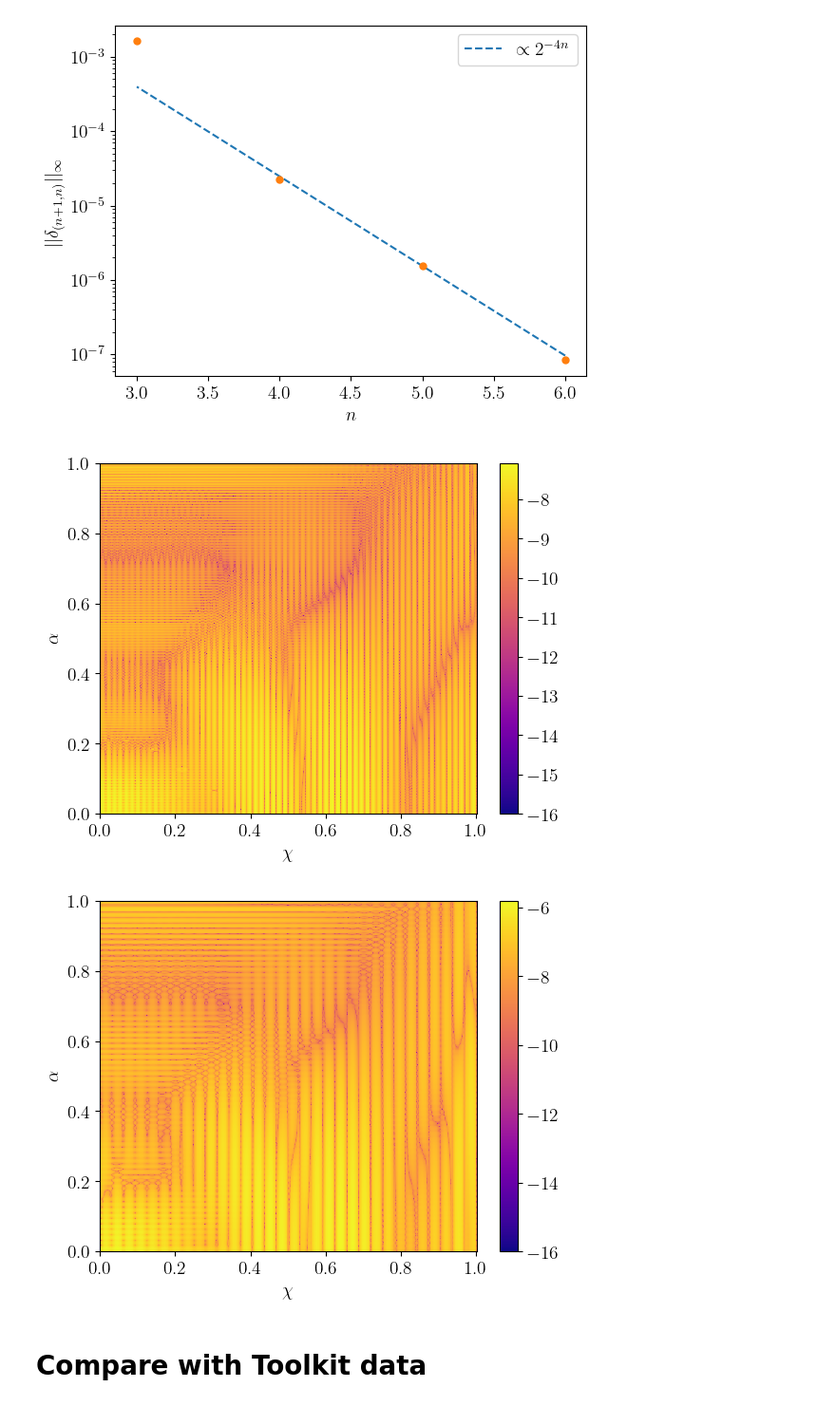
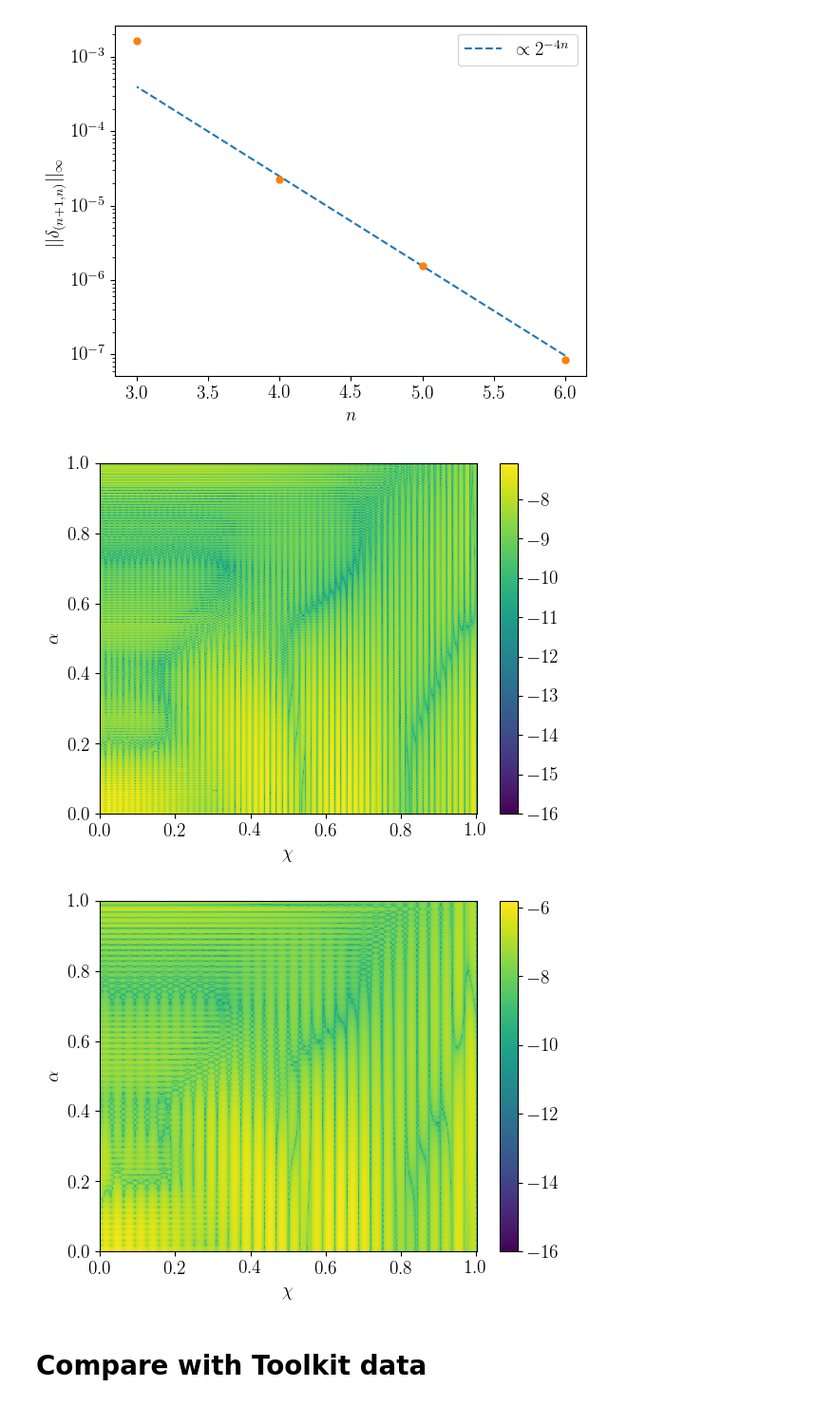
Before and after one commit to znasipak/bhpwave-article, a Jupyter notebook: scripts/test.ipynb, the cells around one changed output. Shown at 95% size. Drawn from its saved outputs; the diff is of its cells as text; code cells hidden in the pictures.

```diff
--- a/scripts/test.ipynb
+++ b/scripts/test.ipynb
@@ -345,7 +346,7 @@ plt.show()
 # %%
 from scipy.interpolate import interp2d
 
-EdotDataComp=np.load("/Users/znasipak/Documents/Projects/EccentricFluxes/data/bhpwave_edot_redo.npy")
+EdotDataComp=np.load("../data/bhpwave_edot_redo.npy")
 alphaa, aa = np.meshgrid(alphaData, spin_of_chi(chiData))
 omegaa = omega_of_a_alpha(aa, alphaa)
 fluxData = 2.*EdotDataComp/(32./5.*omegaa**(10./3.))
@@ -454,19 +451,19 @@ plt.show()
 # %% [output]
 [figure]
 # %%
-plt.pcolormesh(chiIs, alphaJs, np.log10(error_test), cmap='plasma', shading='auto')
+plt.pcolormesh(chiIs, alphaJs, np.log10(error_test), cmap='viridis', shading='auto')
 plt.ylabel('$\\alpha$')
 plt.xlabel('$\\chi$')
 plt.colorbar()
 plt.show()
-plt.pcolormesh(chiIs, alphaJs, np.log10(error_test_2), cmap='plasma', shading='auto')
+plt.pcolormesh(chiIs, alphaJs, np.log10(error_test_2), cmap='viridis', shading='auto')
 plt.ylabel('$\\alpha$')
 plt.xlabel('$\\chi$')
 plt.colorbar()
 plt.show()
 # %% [output]
-[figure, old version]
+[figure, new version]
-[figure, old version]
+[figure, new version]
 # %% [markdown]
 # Compare with Toolkit data
 # %%
```
Also changed, not shown: parts of 32 cells of this notebook, 11 other files.
